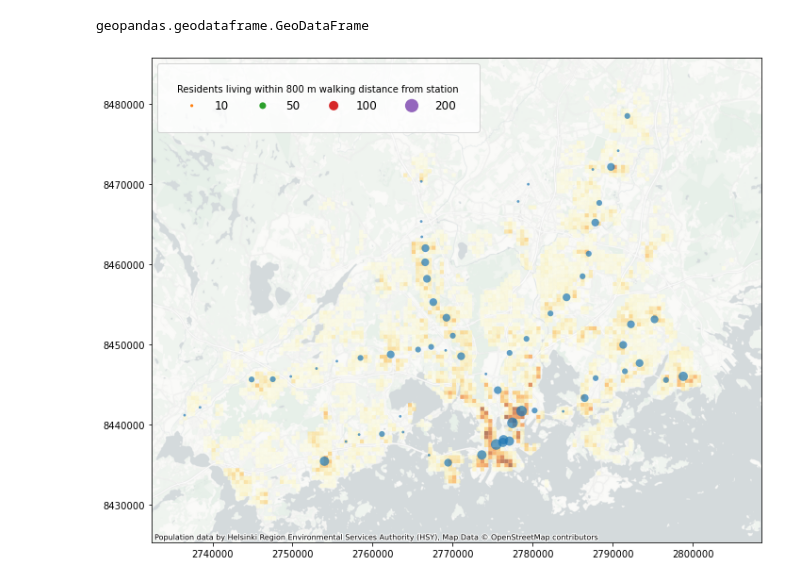
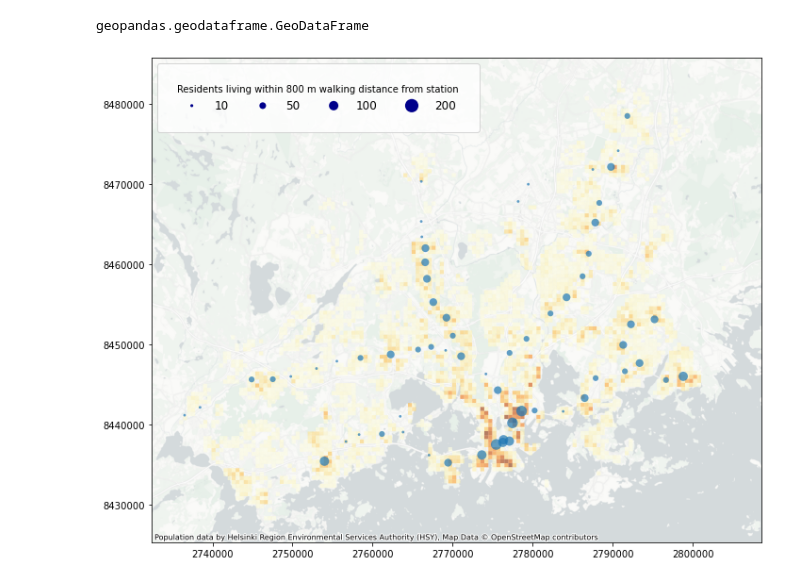
Before and after one commit to AutoGIS-2020/exercise-5-KristiinaKoivu, a Jupyter notebook: docs/prob_1_v2.ipynb, the cells around one changed output. Saved outputs shown, nothing was run; the diff lists cells and outputs as text; code cells hidden in the pictures.

```diff
--- a/docs/prob_1_v2.ipynb
+++ b/docs/prob_1_v2.ipynb
@@ -206,35 +206,35 @@ ax.scatter(x, y, zorder=10, s=sizes, cmap="dimgrey", alpha=0.7, edgecolors='none
 # Specify the basemap style to use
 style = "light_nolabels"
 cartodb_url = 'https://a.basemaps.cartocdn.com/%s/{z}/{x}/{y}.png' % style
 
 ## Add attribution
 credits = "Population data by Helsinki Region Environmental Services Authority (HSY), Map Data © OpenStreetMap contributors"
 
 # Add basemap with `OSM_A` style
 ctx.add_basemap(ax, attribution=credits, source=cartodb_url)
 
 
 # Remove the empty white-space around the axes
 plt.tight_layout()
 
 
 ## Add legends
 # Legend for point data
-l1 = plt.scatter([],[], s=10, cmap="dimgrey", edgecolors='none')
-l2 = plt.scatter([],[], s=50, cmap="dimgrey", edgecolors='none')
-l3 = plt.scatter([],[], s=100, edgecolors='none', cmap="dimgrey")
-l4 = plt.scatter([],[], s=200, edgecolors='none', cmap="dimgrey")
+l1 = plt.scatter([],[], s=10, color="darkblue", edgecolors='none')
+l2 = plt.scatter([],[], s=50, color="darkblue", edgecolors='none')
+l3 = plt.scatter([],[], s=100, color="darkblue", edgecolors='none')
+l4 = plt.scatter([],[], s=200, color="darkblue", edgecolors='none')
 
 labels = ["10", "50", "100", "200"]
 
 ax.legend([l1, l2, l3, l4], labels, ncol=4, frameon=True, fontsize=12,
 handlelength=2, loc = 2, borderpad = 1.8,
 handletextpad=1, title='Residents living within 800 m walking distance from station', scatterpoints = 1)
 
 # Legend for grid data
 
 
 # Disable scientific notation
 ax.ticklabel_format(style='plain')
 # %% [output]
-[figure, old version]
+[figure, new version]
```
